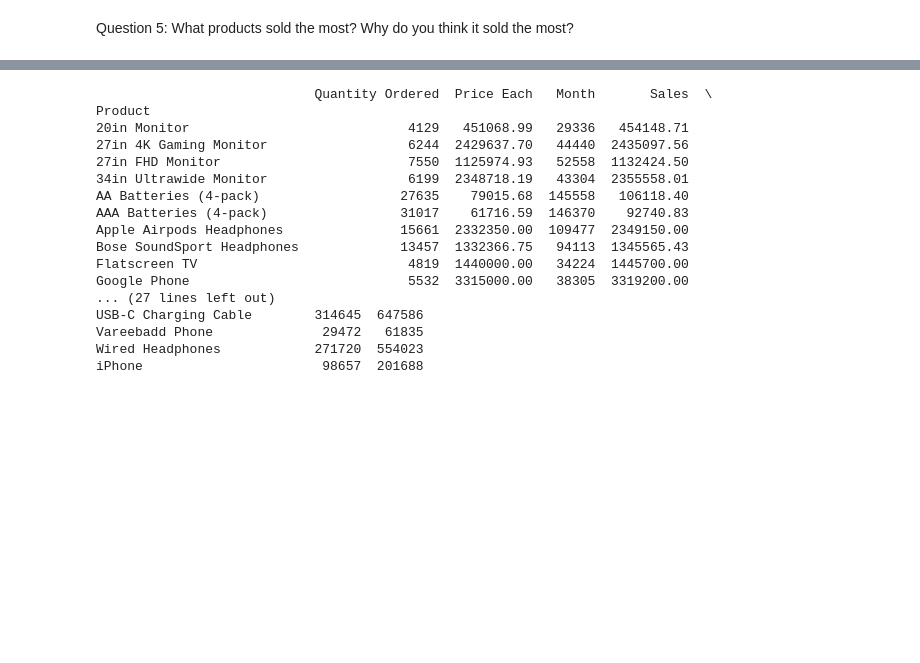
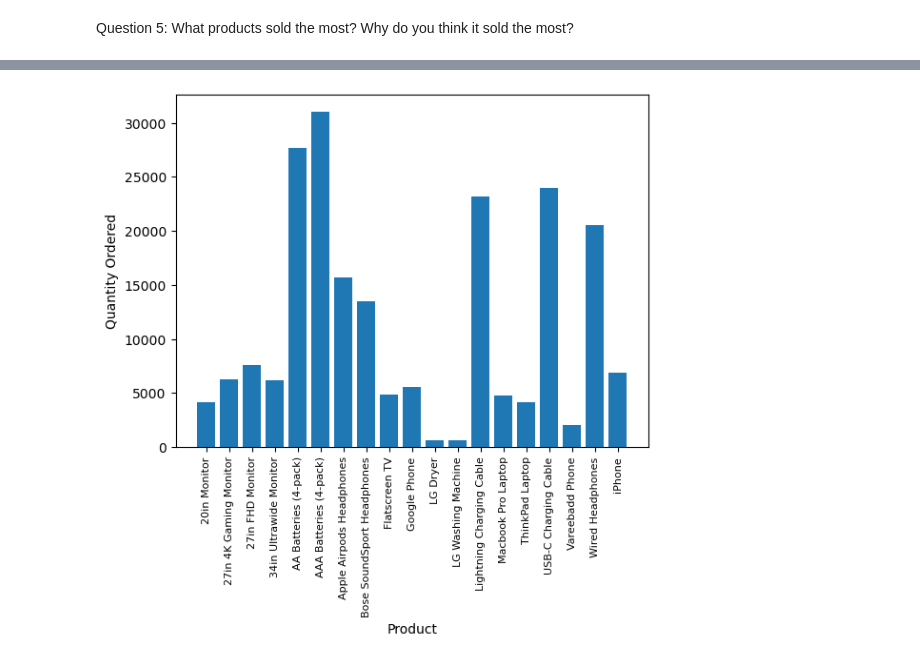
Before and after one commit to pernebay-arailym/Project_9_DataScience_Pandas, a Jupyter notebook: Sales_Analysis_Jup.ipynb, the cells around one changed output, grey strips where cells are left out. Saved outputs shown, nothing was run; the diff lists cells and outputs as text; code cells hidden in the pictures; blank space fills up the shorter version.

Commit message:
Graphed the data matplotlib.pyplot

```diff
--- a/Sales_Analysis_Jup.ipynb
+++ b/Sales_Analysis_Jup.ipynb
@@ -225,32 +225,24 @@ all_data.head()
 # %%
 import pandas as pd
 
 # Assuming all_data is your DataFrame
 # Select only the numeric columns
 numeric_data = all_data.select_dtypes(include=['number'])
 
 # Include the 'Product' column to group by
 numeric_data['Product'] = all_data['Product']
 
 # Group by 'Product' and sum the numeric columns
 product_group = numeric_data.groupby('Product').sum()
+products = product_group.index
+quantity_ordered = product_group['Quantity Ordered']
 
-print(product_group)
+
+
+plt.bar(products, quantity_ordered)
+plt.ylabel('Quantity Ordered')
+plt.xlabel('Product')
+plt.xticks(products, rotation='vertical', size=8)
+plt.show()
 # %% [output]
-                            Quantity Ordered  Price Each   Month       Sales  \
-Product
-20in Monitor                            4129   451068.99   29336   454148.71
-27in 4K Gaming Monitor                  6244  2429637.70   44440  2435097.56
-27in FHD Monitor                        7550  1125974.93   52558  1132424.50
-34in Ultrawide Monitor                  6199  2348718.19   43304  2355558.01
-AA Batteries (4-pack)                  27635    79015.68  145558   106118.40
-AAA Batteries (4-pack)                 31017    61716.59  146370    92740.83
-Apple Airpods Headphones               15661  2332350.00  109477  2349150.00
-Bose SoundSport Headphones             13457  1332366.75   94113  1345565.43
-Flatscreen TV                           4819  1440000.00   34224  1445700.00
-Google Phone                            5532  3315000.00   38305  3319200.00
-... (27 lines left out)
-USB-C Charging Cable        314645  647586
-Vareebadd Phone              29472   61835
-Wired Headphones            271720  554023
-iPhone                       98657  201688
+[figure, added]
```
